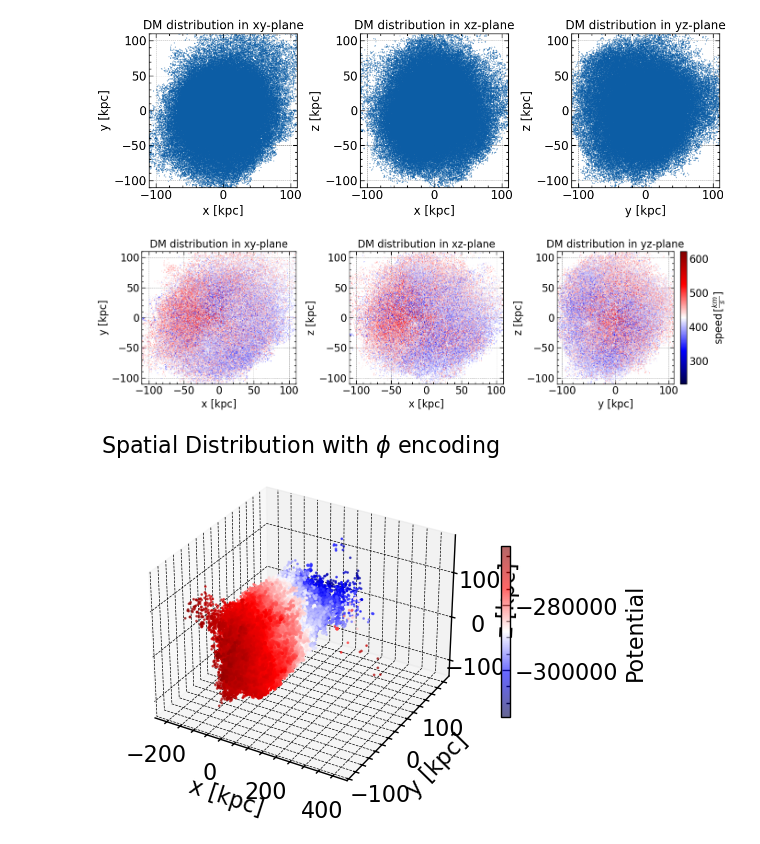
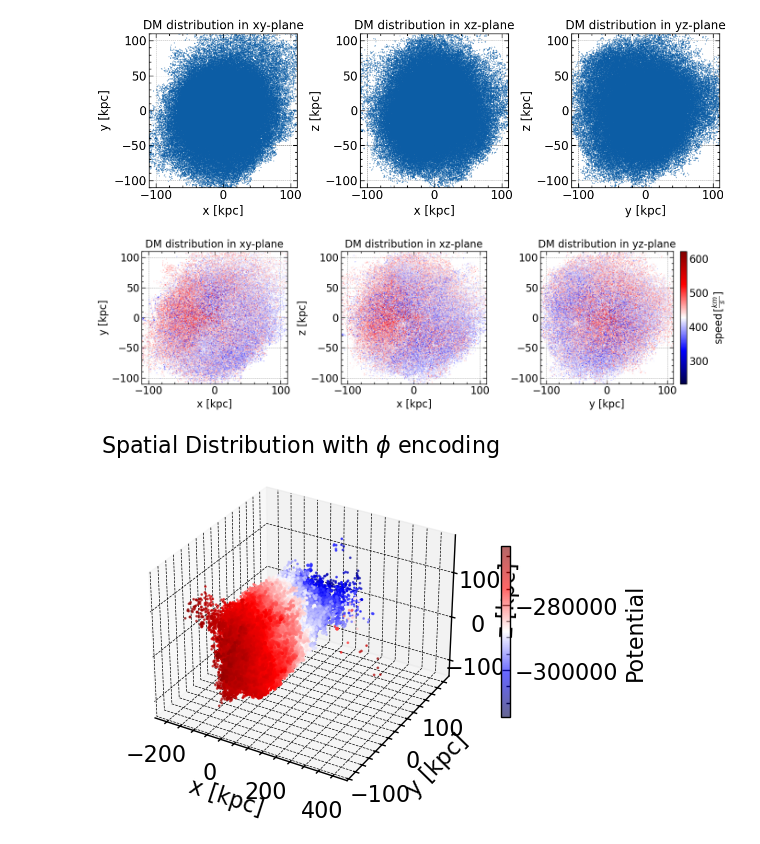
Before and after one commit to Jitskeverheecke/TANA_Project, a Jupyter notebook: project.ipynb, the cells around one changed output. Cells and saved outputs as stored; diff of their text form; code cells hidden in the pictures.

```diff
--- a/project.ipynb
+++ b/project.ipynb
@@ -9,9 +9,6 @@ from astropy import constants as c
 from astropy import units as u
 #import pandas as pd
 #import seaborn as sns
-# %%
-import scienceplots
-plt.style.use(['science', 'notebook', 'grid'])
 # %% [markdown]
 ### Data structure
 # %%
@@ -138,35 +188,36 @@ plt.show()
 # %%
 plt.close('all')
-fig, axes = plt.subplots(1, 3, figsize=(14, 4))
+fig, axes = plt.subplots(1, 3,width_ratios=[1, 1, 1.2], figsize=(14, 4))
 
 axes[0].scatter(x, y, s=0.1, c=v.value, cmap='seismic')
 axes[0].set_xlabel("x [kpc]")
 axes[0].set_ylabel("y [kpc]")
 axes[0].set_title("DM distribution in xy-plane")
 axes[0].set_ylim(-110, 110)
 axes[0].set_xlim(-110, 110)
 
 axes[1].scatter(x, z, s=0.1, c=v.value, cmap='seismic')
 axes[1].set_xlabel("x [kpc]")
 axes[1].set_ylabel("z [kpc]")
 axes[1].set_title("DM distribution in xz-plane")
 axes[1].set_ylim(-110, 110)
 axes[1].set_xlim(-110, 110)
 
 ax2 = axes[2].scatter(y, z, s=0.1, c=v.value, cmap='seismic')
 axes[2].set_xlabel("y [kpc]")
-axes[2].set_ylabel("z [kpc]")
+#axes[2].set_ylabel("z [kpc]")
 axes[2].set_title("DM distribution in yz-plane")
 axes[2].set_ylim(-110, 110)
 axes[2].set_xlim(-110, 110)
 
 cbar = fig.colorbar(ax2, ax=axes[2], orientation='vertical', fraction=0.2, pad=0.04)
 cbar.set_label(r'$\text{speed} \,[\frac{km}{s}]$')
 plt.tight_layout()
-plt.savefig('Figures/DM_Distribution_Velocity_Encoded.pdf', bbox_inches='tight')
+#plt.savefig('Figures/DM_Distribution_Velocity_Encoded.pdf', bbox_inches='tight')
+plt.savefig('Paper/Figures/DM_Distribution_Velocity_Encoded.png', bbox_inches='tight', dpi=300)
 plt.show()
 # %% [output]
-[figure, old version]
+[figure, new version]
 # %%
 #potential of the system
 fig = plt.figure(figsize=(12, 4))
```
Also changed, not shown: parts of 20 cells of this notebook, 49 other files.
